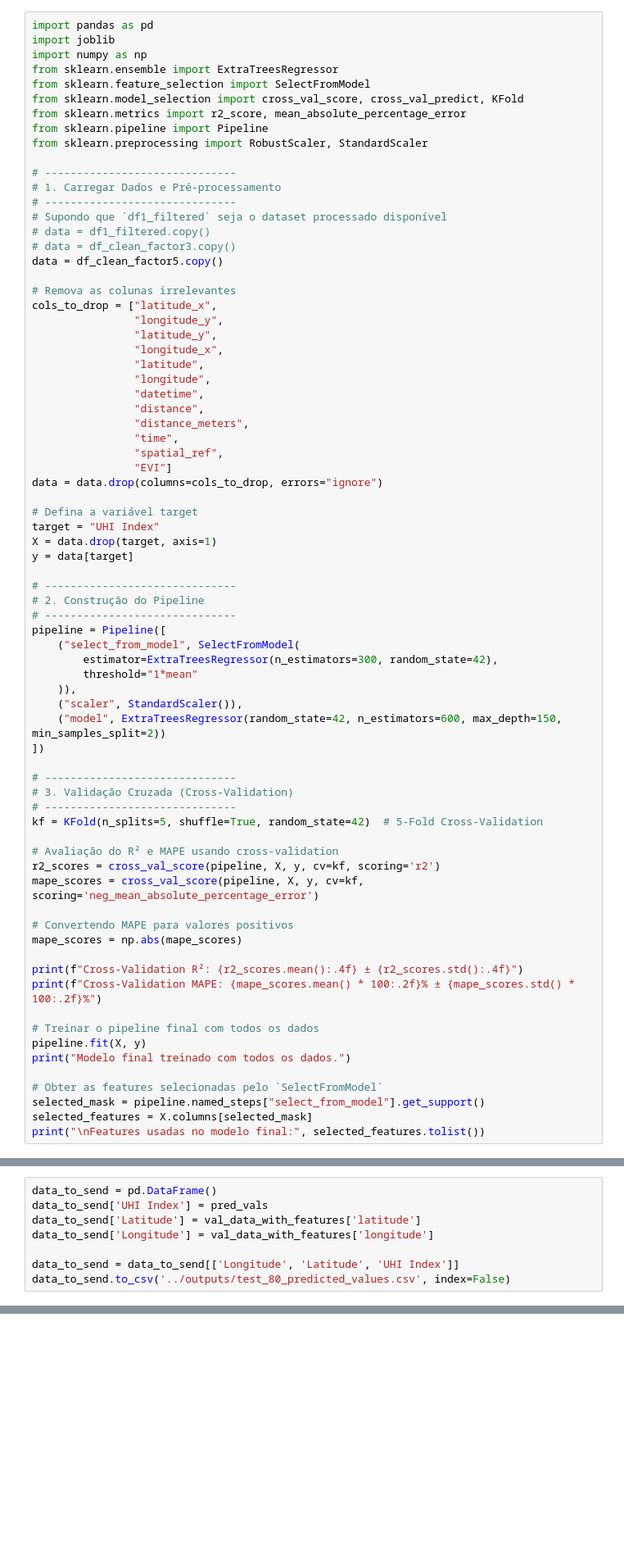
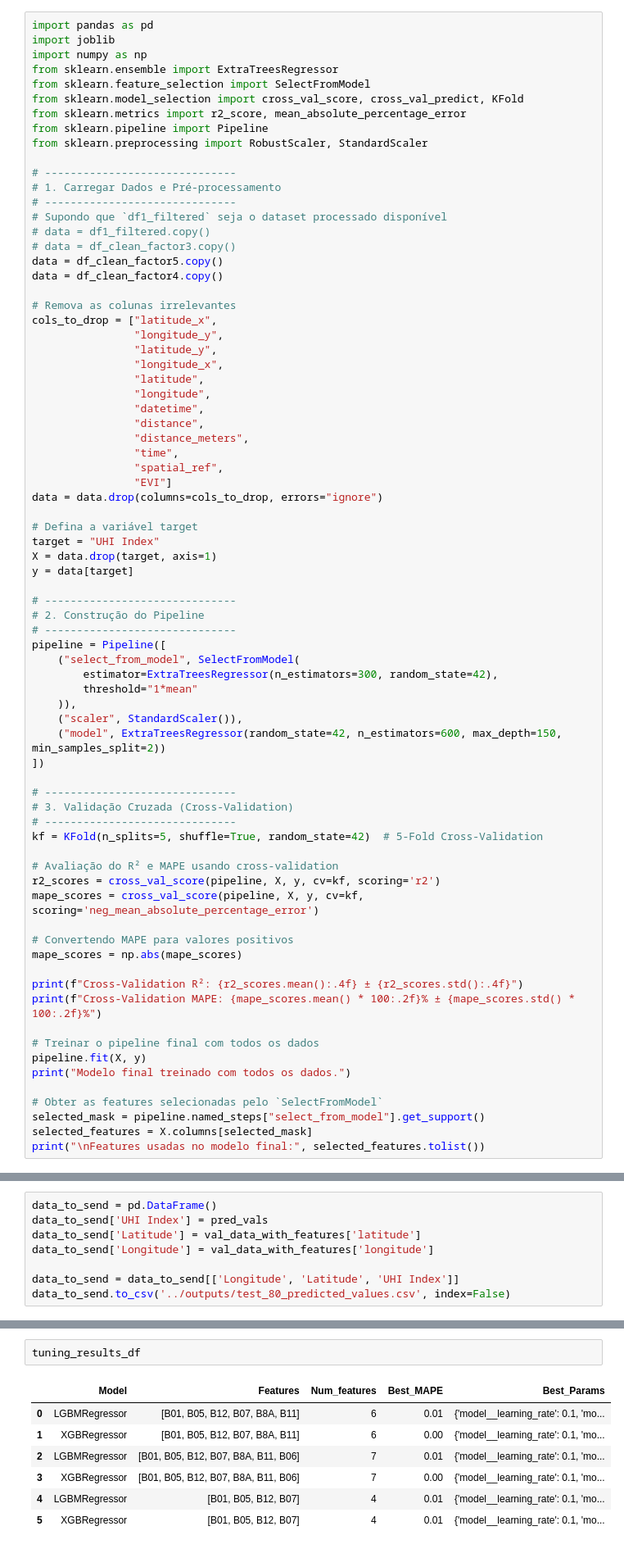
Before and after one commit to botelhogama/EYdatachallenge, a Jupyter notebook: vf_clean.ipynb, the cells around one changed output, grey strips where cells are left out. Shown at 82% size. Cells and saved outputs as stored; diff of their text form; blank space fills up the shorter version.

```diff
--- a/vf_clean.ipynb
+++ b/vf_clean.ipynb
@@ -266,6 +266,7 @@ from sklearn.preprocessing import RobustScaler, StandardScaler
 # data = df1_filtered.copy()
 # data = df_clean_factor3.copy()
 data = df_clean_factor5.copy()
+data = df_clean_factor4.copy()
 
 # Remova as colunas irrelevantes
 cols_to_drop = ["latitude_x",
@@ -486,0 +740,10 @@ Unable to allocate 303. GiB for an array with shape (201552, 201552) and data ty
+# %%
+tuning_results_df
+# %% [output]
+|  | Model | Features | Num_features | Best_MAPE | Best_Params |
+| 0 | LGBMRegressor | [B01, B05, B12, B07, B8A, B11] | 6 | 0.01 | {'model__learning_rate': 0.1, 'mo... |
+| 1 | XGBRegressor | [B01, B05, B12, B07, B8A, B11] | 6 | 0.00 | {'model__learning_rate': 0.1, 'mo... |
+| 2 | LGBMRegressor | [B01, B05, B12, B07, B8A, B11, B06] | 7 | 0.01 | {'model__learning_rate': 0.1, 'mo... |
+| 3 | XGBRegressor | [B01, B05, B12, B07, B8A, B11, B06] | 7 | 0.00 | {'model__learning_rate': 0.1, 'mo... |
+| 4 | LGBMRegressor | [B01, B05, B12, B07] | 4 | 0.01 | {'model__learning_rate': 0.1, 'mo... |
+| 5 | XGBRegressor | [B01, B05, B12, B07] | 4 | 0.01 | {'model__learning_rate': 0.1, 'mo... |
```
Also changed, not shown: parts of 7 cells of this notebook, 2 other files.
